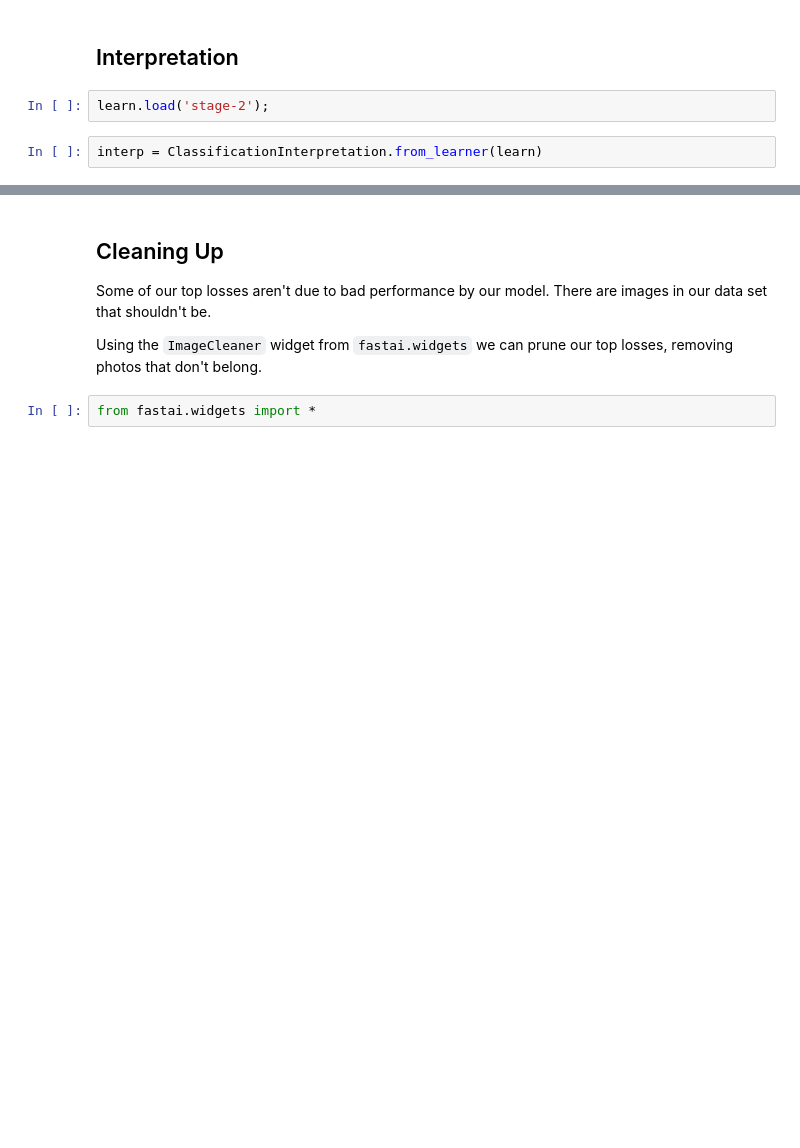
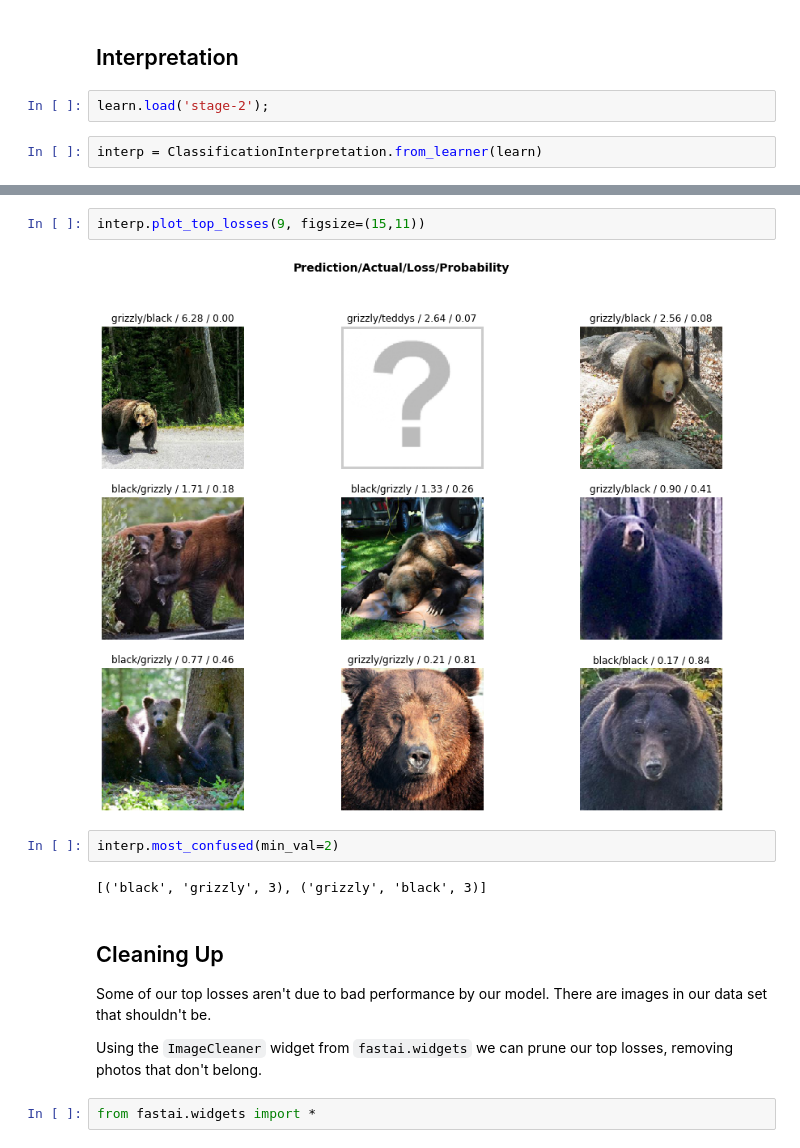
Before and after one commit to yumpy/fastai-course-v3, a Jupyter notebook: notes/dl1/teddy-bear.ipynb, the cells around one changed output, grey strips where cells are left out. Drawn from its saved outputs; the diff is of its cells as text; blank space fills up the shorter version.

```diff
--- a/notes/dl1/teddy-bear.ipynb
+++ b/notes/dl1/teddy-bear.ipynb
@@ -151,3 +150,11 @@ interp.plot_confusion_matrix()
+# %%
+interp.plot_top_losses(9, figsize=(15,11))
+# %% [output]
+[figure, added]
+# %%
+interp.most_confused(min_val=2)
+# %% [output]
+[('black', 'grizzly', 3), ('grizzly', 'black', 3)]
 # %% [markdown]
 ## Cleaning Up
 
```
Also changed, not shown: parts of 13 cells of this notebook.
